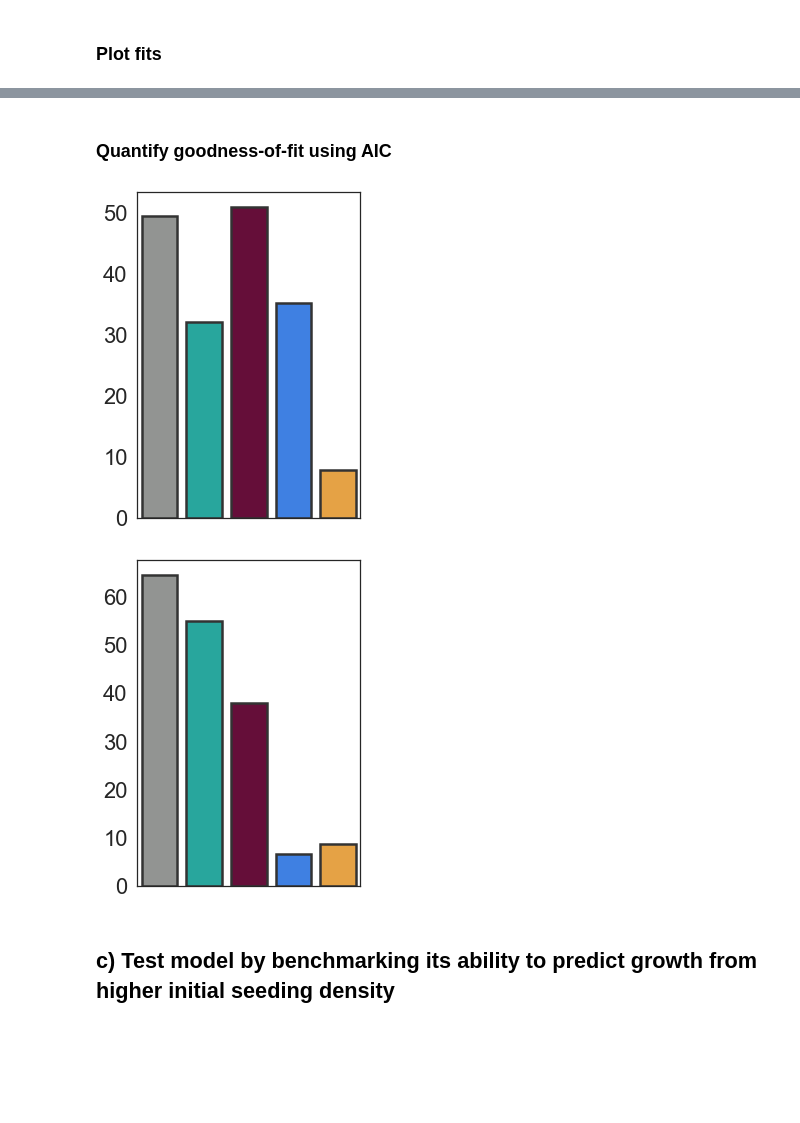
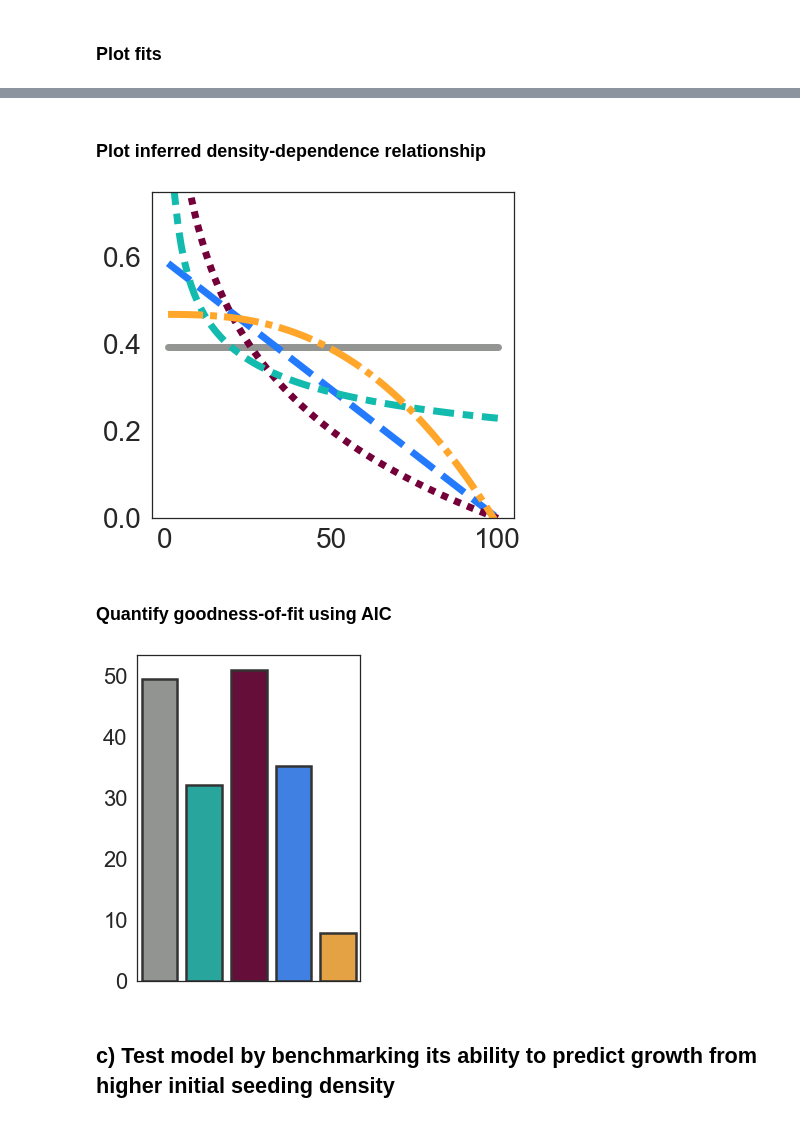
Before and after one commit to MathOnco/PARPi_Model, a Jupyter notebook: jnb_figure3.ipynb, the cells around one changed output, grey strips where cells are left out. Saved outputs shown, nothing was run; the diff lists cells and outputs as text; code cells hidden in the pictures; blank space fills up the shorter version.

```diff
--- a/jnb_figure3.ipynb
+++ b/jnb_figure3.ipynb
@@ -112,32 +149,57 @@ for cellLine in ["OVCAR3","OVCAR4"]:
+# %% [markdown]
+### Plot inferred density-dependence relationship
+# %%
+xVec = np.linspace(1,100,100)
+# 1. Compute the per-capita growth rate under each model (using the estimated parameters)
+outDir = os.path.join(modelDir,cellLine)
+tmpDfList = []
+for modelName in modelList:
+    fitObj,myModel = LoadFit(modelName,fitDir=os.path.join(outDir, modelName))
+    perCapitaGrowthRateList = [myModel.ModelEqns(None,[x,0])[0]/x for x in xVec]
+    tmpDf = pd.DataFrame({"Model":modelName, "Density":xVec,
+                          "PerCapitaGrowthRate":perCapitaGrowthRateList})
+    tmpDfList.append(tmpDf)
+growthRateDf = pd.concat(tmpDfList)
+
+# 2. Plot
+fig, ax = plt.subplots(1,1,figsize=(6.5,6))
+sns.lineplot(x="Density",y="PerCapitaGrowthRate", hue="Model", style="Model",
+                 lw=7,palette=modelPalette,
+                 legend=False,
+                 data=growthRateDf, ax=ax)
+ax.set_ylim(0,0.75)
+ax.tick_params(labelsize=28)
+ax.set_xlabel("")
+ax.set_ylabel("")
+plt.savefig("./figures/densityDependence_%s.pdf"%cellLine)
+# %% [output]
+[figure, added]
 # %% [markdown]
 ### Quantify goodness-of-fit using AIC
 # %%
 measure = "AIC"
+outDir = os.path.join(modelDir,cellLine)
+tmpList = []
+for modelName in tqdm(modelList):
+    fitObj,_ = LoadFit(modelName,fitDir=os.path.join(outDir,modelName))
+    tmpList.append({"Model":modelName, "FitId":fitObj.fitId,
+                    "r2":fitObj.rSq, "AIC":fitObj.aic, "BIC":fitObj.bic})
+comparisonDf_gof = pd.DataFrame(tmpList)
 
-for cellLine in ["OVCAR3","OVCAR4"]:
-    outDir = os.path.join(modelDir,cellLine)
-    tmpList = []
-    for modelName in tqdm(modelList):
-        fitObj,_ = LoadFit(modelName,fitDir=os.path.join(outDir,modelName))
-        tmpList.append({"Model":modelName, "FitId":fitObj.fitId,
-                        "r2":fitObj.rSq, "AIC":fitObj.aic, "BIC":fitObj.bic})
-    comparisonDf_gof = pd.DataFrame(tmpList)
-
-    # Plot
-    fig, ax = plt.subplots(1,1,figsize=(4,6))
-    comparisonDf_gof.sort_values(by=measure,inplace=True)
-    sns.barplot(x="Model",y=measure,
-                edgecolor=".2",linewidth=2.5,
-                palette=modelPalette,
-                order=["Exponential", "vonBertalanffy", "Gompertz", "Logistic", "GeneralisedLogistic"],
-                data=comparisonDf_gof, ax=ax)
-    ax.set_xlabel("")
-    ax.set_ylabel("")
-    ax.set_xticks([])
-    plt.savefig("./figures/%s_fit_%s.pdf"%(measure,cellLine))
+# Plot
+fig, ax = plt.subplots(1,1,figsize=(4,6))
+comparisonDf_gof.sort_values(by=measure,inplace=True)
+sns.barplot(x="Model",y=measure,
+            edgecolor=".2",linewidth=2.5,
+            palette=modelPalette,
+            order=["Exponential", "vonBertalanffy", "Gompertz", "Logistic", "GeneralisedLogistic"],
+            data=comparisonDf_gof, ax=ax)
+ax.set_xlabel("")
+ax.set_ylabel("")
+ax.set_xticks([])
+plt.savefig("./figures/%s_fit_%s.pdf"%(measure,cellLine))
 # %% [output]
 [figure]
-[figure, removed]
 # %% [markdown]
 ## c) Test model by benchmarking its ability to predict growth from higher initial seeding density
 # %% [markdown]
```
Also changed, not shown: parts of 15 cells of this notebook, 22 other files.
